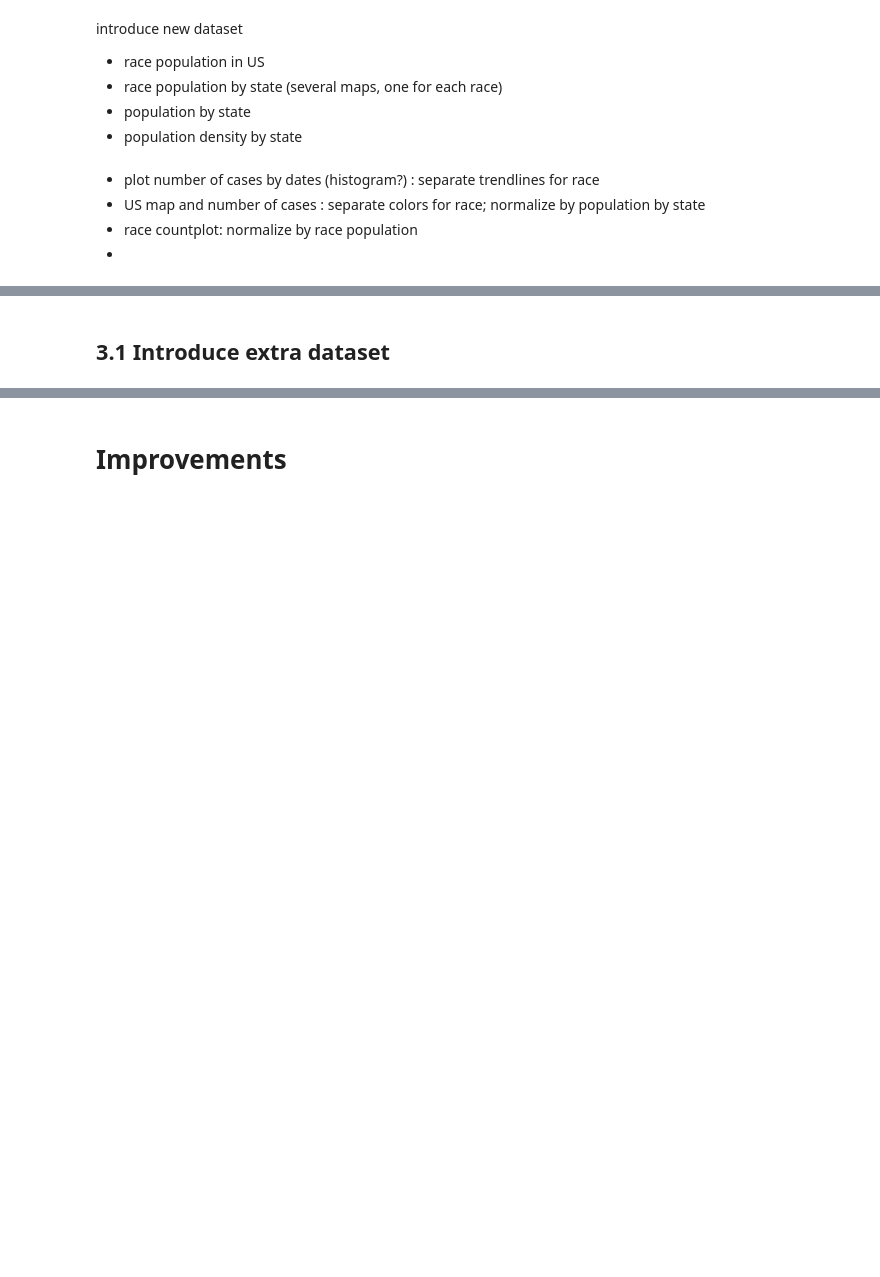
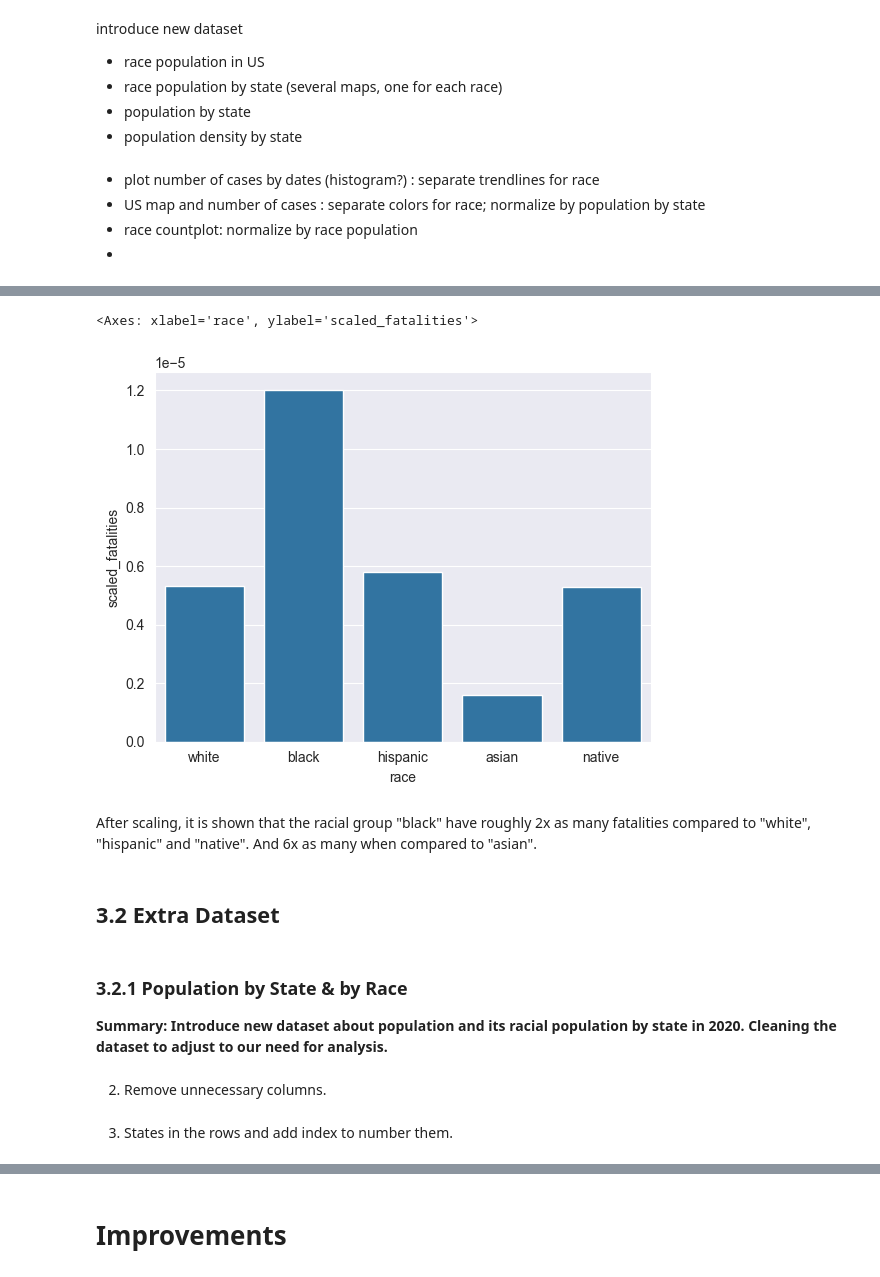
Before and after one commit to CelineChiLamNg/fatal_police_shootings, a Jupyter notebook: FatalPoliceShootings.ipynb, the cells around one changed output, grey strips where cells are left out. Cells and saved outputs as stored; diff of their text form; code cells hidden in the pictures; blank space fills up the shorter version.

Commit message:
added populaiton and racial population by state. Need to finish cleaning data

```diff
--- a/FatalPoliceShootings.ipynb
+++ b/FatalPoliceShootings.ipynb
@@ -716,0 +729,13 @@ population by state
+# %%
+us_race = pd.DataFrame([0.589, 0.136, 0.191, 0.016, 0.063],
+                       index=["white", "black", "hispanic", "native", "asian"],
+                       columns=["ratio"])
+
+us_race["population"] = 331449281*us_race["ratio"]
+
+race_df = db_replaced.race.value_counts()
+us_race = pd.merge(race_df, us_race, right_index=True, left_index=True)
+
+us_race["scaled_fatalities"] = us_race["count"]/us_race["population"]
+us_race = us_race.rename_axis("race")
+us_race
@@ -717,2 +750,16 @@ population by state
+# %%
+sns.barplot(data=us_race, x="race" ,y="scaled_fatalities")
+# %% [output]
+<Axes: xlabel='race', ylabel='scaled_fatalities'>
+[figure, added]
+# %% [markdown]
+After scaling, it is shown that the racial group "black" have roughly 2x as
+many fatalities compared to "white", "hispanic" and "native". And 6x as many
+ when compared to "asian".
 # %% [markdown]
-## 3.1 Introduce extra dataset
+## 3.2 Extra Dataset
+# %% [markdown]
+### 3.2.1 Population by State & by Race
+
+**Summary: Introduce new dataset about population and its racial population by
+state in 2020. Cleaning the dataset to adjust to our need for analysis.**
@@ -718,0 +768,2 @@ population by state
+# %% [markdown]
+2. Remove unnecessary columns.
@@ -718,0 +772,2 @@ population by state
+# %% [markdown]
+3. States in the rows and add index to number them.
```
Also changed, not shown: parts of 28 cells of this notebook, 3 other files.
